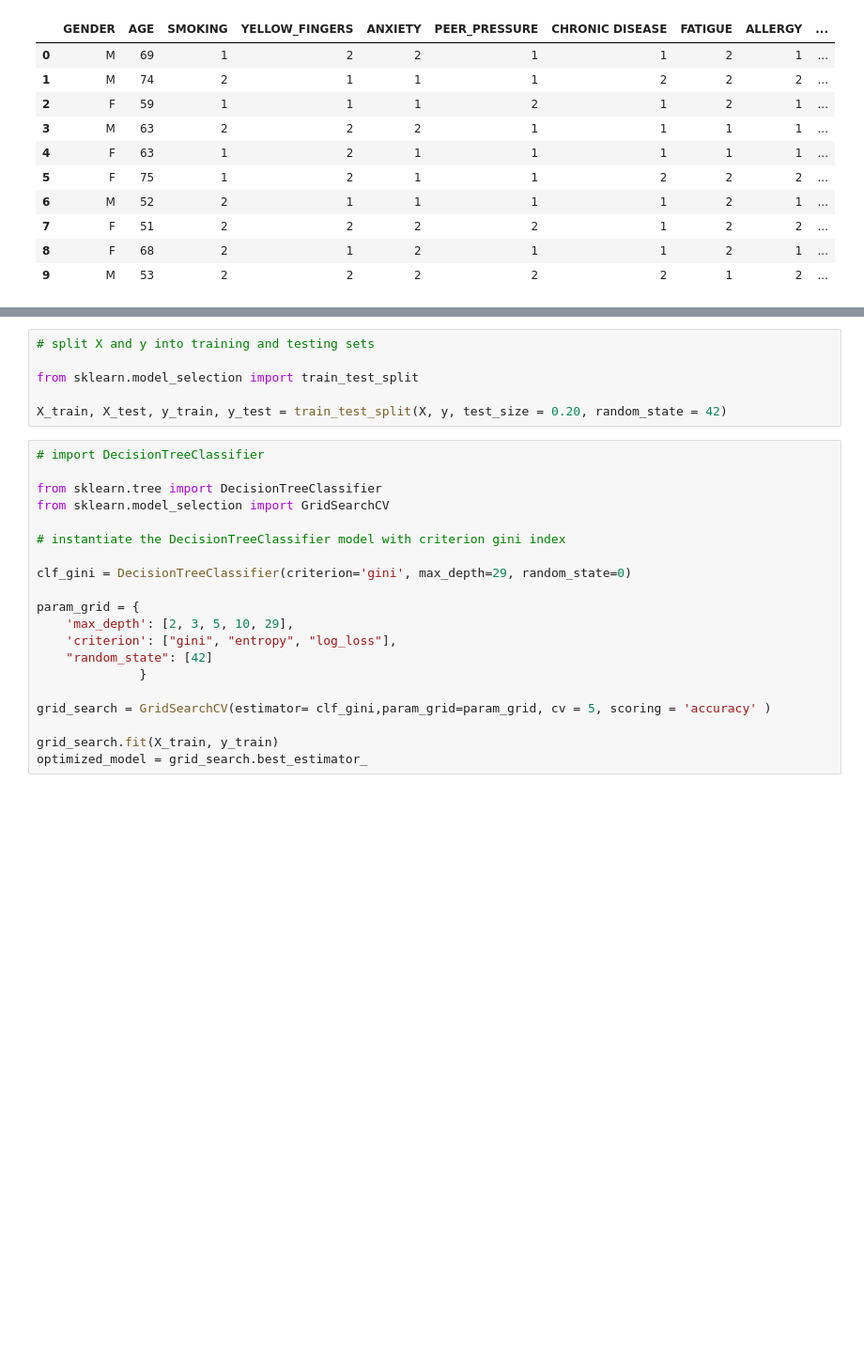
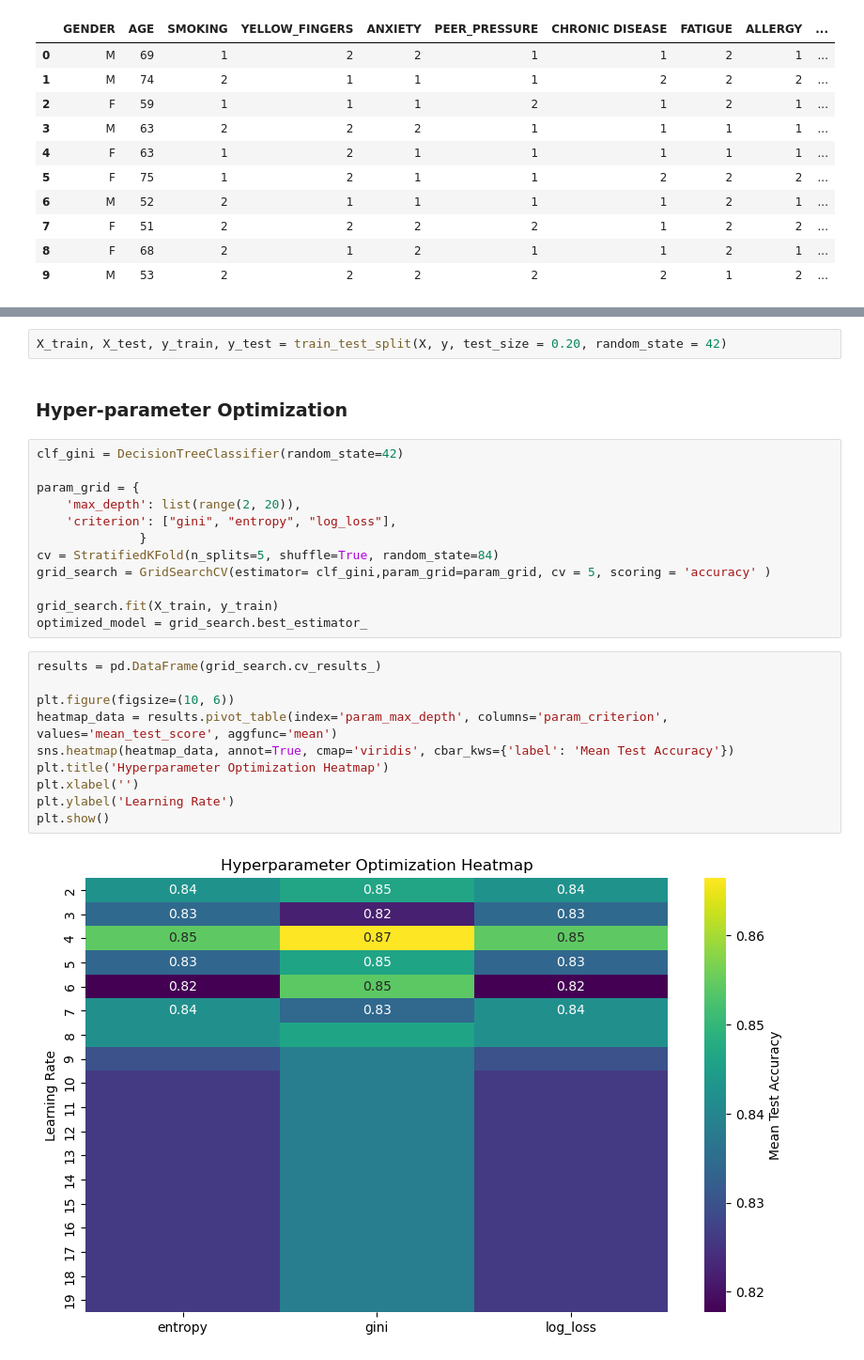
Before and after one commit to AndresFLopez20/ECE-3039-Project, a Jupyter notebook: Project/lung_cancer_decision_tree.ipynb, the cells around one changed output, grey strips where cells are left out. Shown at 94% size. Drawn from its saved outputs; the diff is of its cells as text; blank space fills up the shorter version.

```diff
--- a/Project/lung_cancer_decision_tree.ipynb
+++ b/Project/lung_cancer_decision_tree.ipynb
@@ -51,29 +43,31 @@ Index(['AGE', 'GENDER_F', 'GENDER_M', 'SMOKING_NO', 'SMOKING_YES',
 # %%
-# split X and y into training and testing sets
-
-from sklearn.model_selection import train_test_split
-
 X_train, X_test, y_train, y_test = train_test_split(X, y, test_size = 0.20, random_state = 42)
+# %% [markdown]
+### Hyper-parameter Optimization
 # %%
-# import DecisionTreeClassifier
-
-from sklearn.tree import DecisionTreeClassifier
-from sklearn.model_selection import GridSearchCV
-
-# instantiate the DecisionTreeClassifier model with criterion gini index
-
-clf_gini = DecisionTreeClassifier(criterion='gini', max_depth=29, random_state=0)
+clf_gini = DecisionTreeClassifier(random_state=42)
 
 param_grid = {
-    'max_depth': [2, 3, 5, 10, 29],
+    'max_depth': list(range(2, 20)),
     'criterion': ["gini", "entropy", "log_loss"],
-    "random_state": [42]
               }
-
+cv = StratifiedKFold(n_splits=5, shuffle=True, random_state=84)
 grid_search = GridSearchCV(estimator= clf_gini,param_grid=param_grid, cv = 5, scoring = 'accuracy' )
 
 grid_search.fit(X_train, y_train)
 optimized_model = grid_search.best_estimator_
+# %%
+results = pd.DataFrame(grid_search.cv_results_)
+
+plt.figure(figsize=(10, 6))
+heatmap_data = results.pivot_table(index='param_max_depth', columns='param_criterion', values='mean_test_score', aggfunc='mean')
+sns.heatmap(heatmap_data, annot=True, cmap='viridis', cbar_kws={'label': 'Mean Test Accuracy'})
+plt.title('Hyperparameter Optimization Heatmap')
+plt.xlabel('')
+plt.ylabel('Learning Rate')
+plt.show()
+# %% [output]
+[figure, added]
 # %%
 print("Best Hyperparameters:", grid_search.best_params_)
 print("Cross-validation accuracy:", grid_search.best_score_)
```
Also changed, not shown: parts of 9 cells of this notebook, 3 other files.
